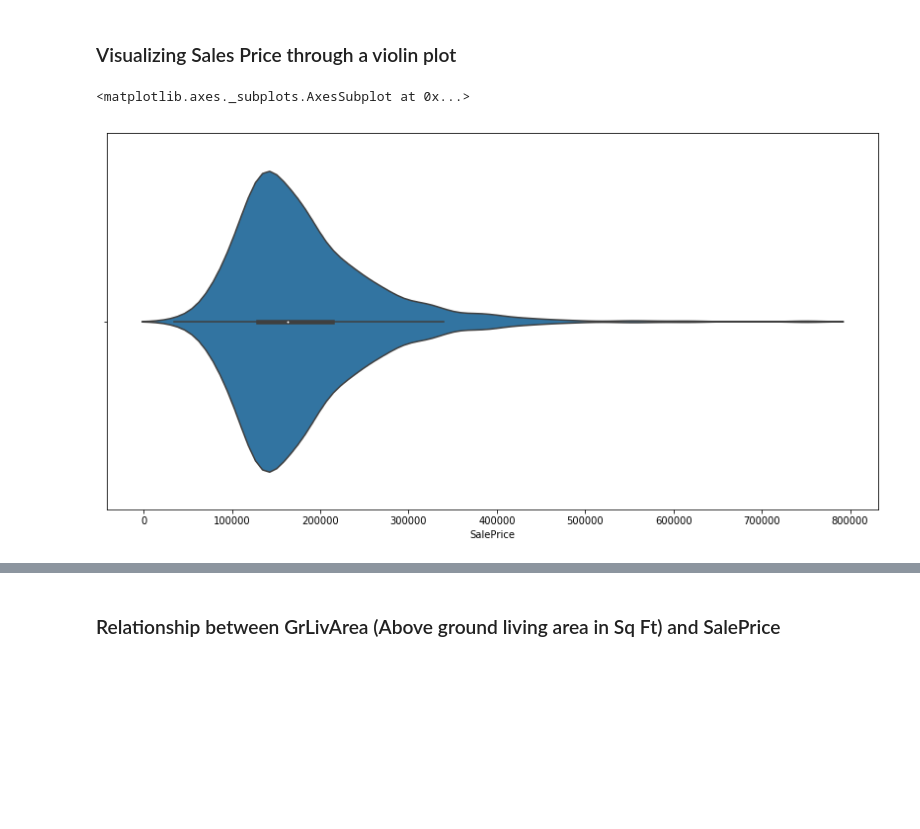
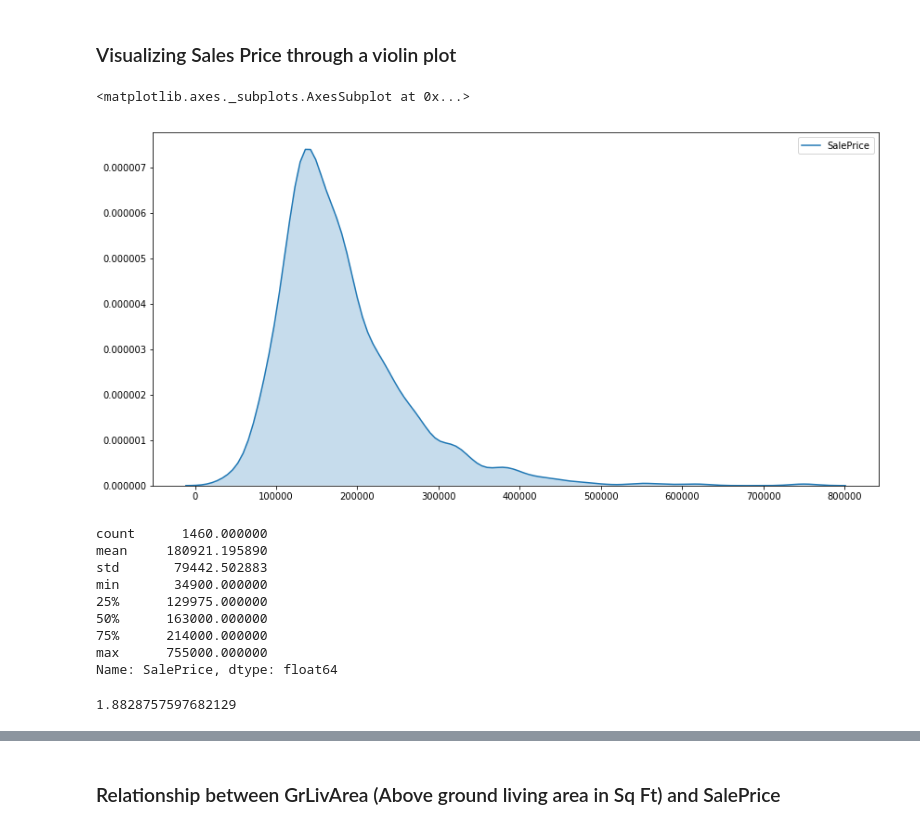
Before and after one commit to SidJain1412/HousePriceRegression, a Jupyter notebook: EDA.ipynb, the cells around one changed output, grey strips where cells are left out. Cells and saved outputs as stored; diff of their text form; code cells hidden in the pictures; blank space fills up the shorter version.

Commit message:
Removing outliers, visualizing, normalizing skew, etc.

```diff
--- a/EDA.ipynb
+++ b/EDA.ipynb
@@ -12,6 +15,7 @@ warnings.filterwarnings('ignore')
 # %% [markdown]
 ## Reading CSV
 # %%
-train_df = pd.read_csv("train.csv")
+train_df = pd.read_csv("Data/train.csv")
+print(train_df.shape)
 train_df.head()
 # %% [output]
@@ -49,7 +56,23 @@ https://www.kaggle.com/c/house-prices-advanced-regression-techniques/data For de
 ### Visualizing Sales Price through a violin plot
 # %%
 plt.figure(figsize=(14,7))
-sns.violinplot(train_df.SalePrice)
+sns.kdeplot(train_df.SalePrice, shade=True)
 # %% [output]
 <matplotlib.axes._subplots.AxesSubplot at 0x...>
-[figure, old version]
+[figure, new version]
+# %%
+train_df.SalePrice.describe()
+# %% [output]
+count      1460.000000
+mean     180921.195890
+std       79442.502883
+min       34900.000000
+25%      129975.000000
+50%      163000.000000
+75%      214000.000000
+max      755000.000000
+Name: SalePrice, dtype: float64
+# %%
+train_df.SalePrice.skew()
+# %% [output]
+1.8828757597682129
```
Also changed, not shown: parts of 13 cells of this notebook.
